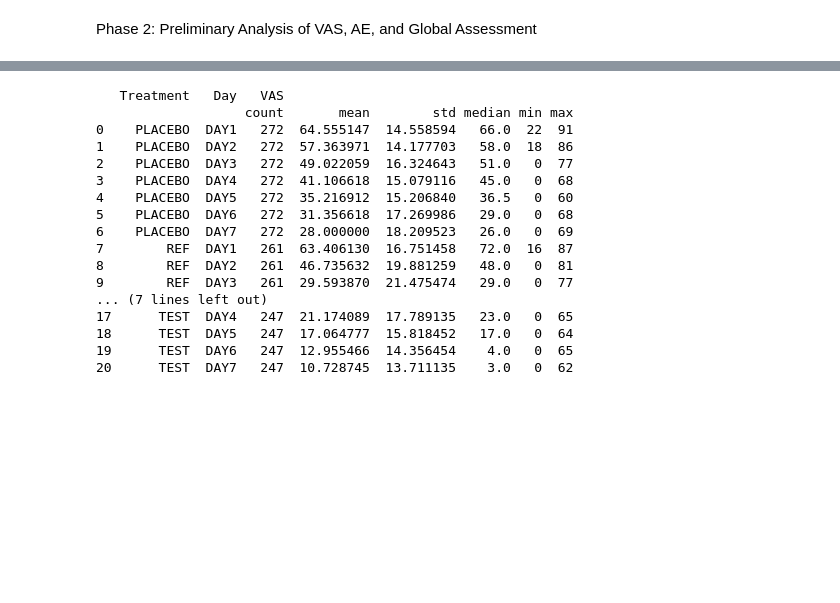
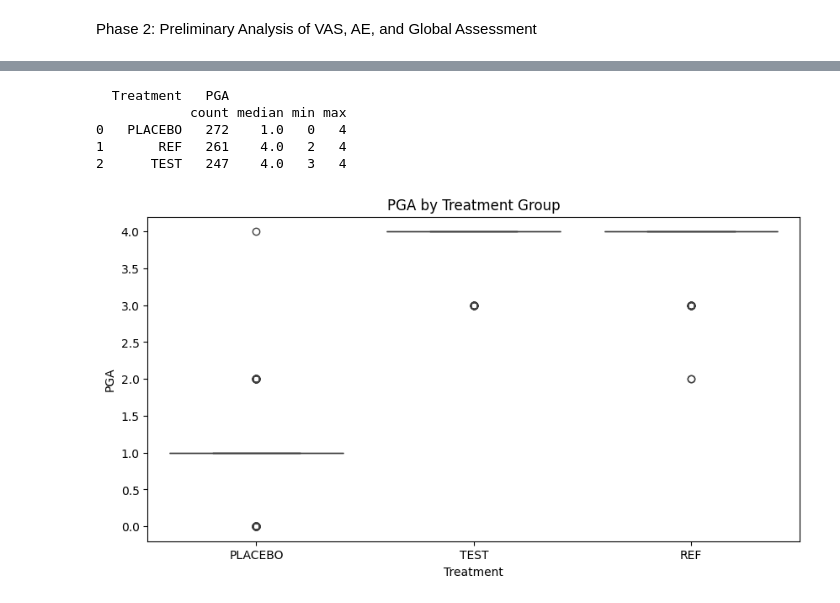
Before and after one commit to vedmara/project, a Jupyter notebook: Project_phase2.ipynb, the cells around one changed output, grey strips where cells are left out. Saved outputs shown, nothing was run; the diff lists cells and outputs as text; code cells hidden in the pictures; blank space fills up the shorter version.

```diff
--- a/Project_phase2.ipynb
+++ b/Project_phase2.ipynb
@@ -296,0 +356,4 @@ memory usage: 213.4+ KB
+# %%
+# Merge with randomization data
+merged_pga_data = pd.merge(randomazedata, globaldata, on='Patient_ID', how='inner')
+merged_pga_data.head()
@@ -297,26 +367,23 @@ memory usage: 213.4+ KB
 # %%
-# Summarize VAS for Each Day
-# Summary statistics of VAS by day and treatment groups
-summary_stats = vas_merged_data.groupby(['Treatment', 'Day']).agg({
-    'VAS': ['count', 'mean', 'std', 'median', 'min', 'max']
+#Summary Variable PGA by Treatment Group
+summary_pga = merged_pga_data.groupby('Treatment').agg({
+    'PGA': ['count', 'median', 'min', 'max']
 }).reset_index()
 
-print(summary_stats)
+print(summary_pga)
 # %% [output]
-   Treatment   Day   VAS
-                   count       mean        std median min max
-0    PLACEBO  DAY1   272  64.555147  14.558594   66.0  22  91
-1    PLACEBO  DAY2   272  57.363971  14.177703   58.0  18  86
-2    PLACEBO  DAY3   272  49.022059  16.324643   51.0   0  77
-3    PLACEBO  DAY4   272  41.106618  15.079116   45.0   0  68
-4    PLACEBO  DAY5   272  35.216912  15.206840   36.5   0  60
-5    PLACEBO  DAY6   272  31.356618  17.269986   29.0   0  68
-6    PLACEBO  DAY7   272  28.000000  18.209523   26.0   0  69
-7        REF  DAY1   261  63.406130  16.751458   72.0  16  87
-8        REF  DAY2   261  46.735632  19.881259   48.0   0  81
-9        REF  DAY3   261  29.593870  21.475474   29.0   0  77
-... (7 lines left out)
-17      TEST  DAY4   247  21.174089  17.789135   23.0   0  65
-18      TEST  DAY5   247  17.064777  15.818452   17.0   0  64
-19      TEST  DAY6   247  12.955466  14.356454    4.0   0  65
-20      TEST  DAY7   247  10.728745  13.711135    3.0   0  62
+  Treatment   PGA
+            count median min max
+0   PLACEBO   272    1.0   0   4
+1       REF   261    4.0   2   4
+2      TEST   247    4.0   3   4
+# %%
+#Visualization Variable PGA by Treatment Group
+plt.figure(figsize=(10, 5))
+sns.boxplot(data=merged_pga_data, x='Treatment', y='PGA')
+plt.title('PGA by Treatment Group')
+plt.xlabel('Treatment')
+plt.ylabel('PGA')
+plt.show()
+# %% [output]
+[figure, added]
```
Also changed, not shown: parts of 22 cells of this notebook.
